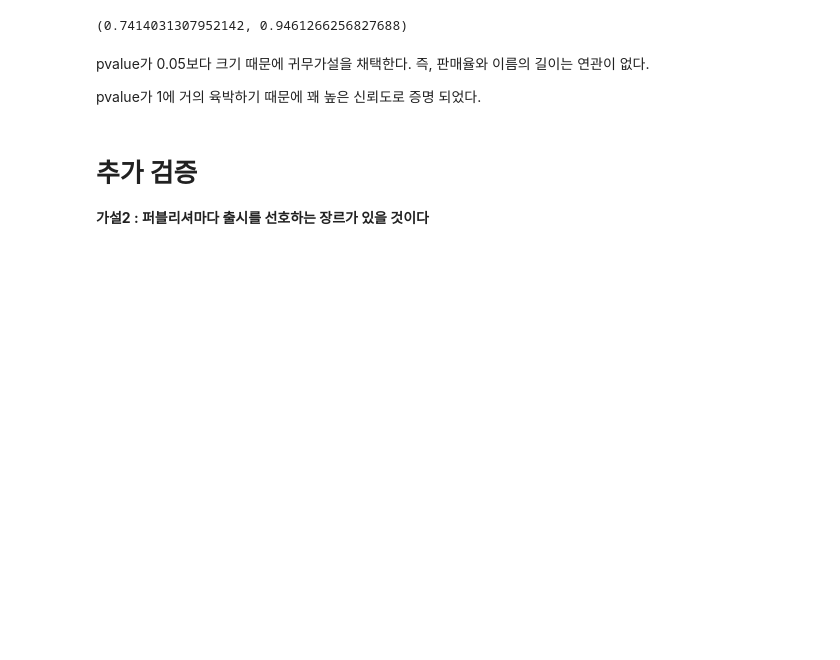
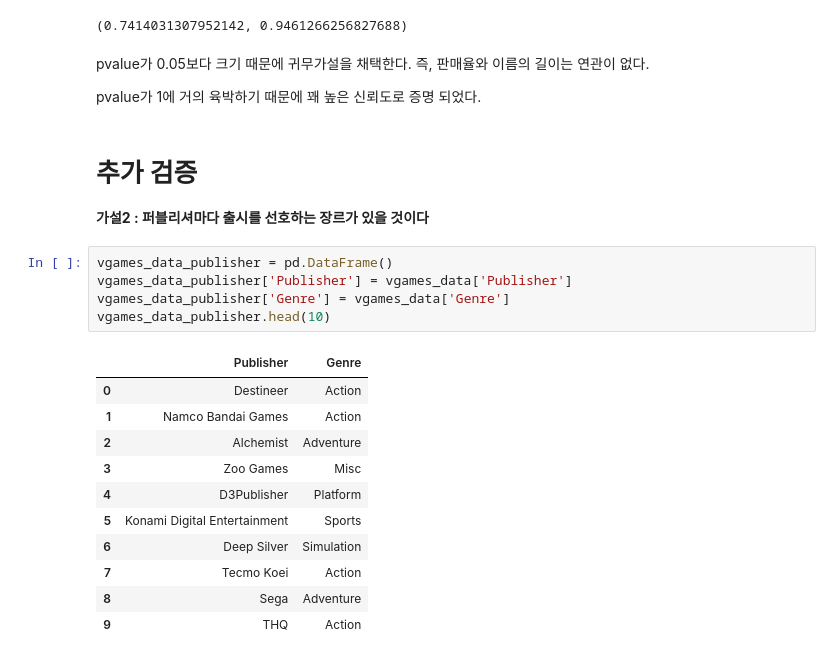
Before and after one commit to wogur9503/AI-bootcamp-, a Jupyter notebook: Game Sales Data Analysis.ipynb, the cells around one changed output. Drawn from its saved outputs; the diff is of its cells as text; blank space fills up the shorter version.

```diff
--- a/Game Sales Data Analysis.ipynb
+++ b/Game Sales Data Analysis.ipynb
@@ -309,3 +309,20 @@ pvalue가 1에 거의 육박하기 때문에 꽤 높은 신뢰도로 증명 되
 # %% [markdown]
 # **추가 검증**
 **가설2 : 퍼블리셔마다 출시를 선호하는 장르가 있을 것이다**
+# %%
+vgames_data_publisher = pd.DataFrame()
+vgames_data_publisher['Publisher'] = vgames_data['Publisher']
+vgames_data_publisher['Genre'] = vgames_data['Genre']
+vgames_data_publisher.head(10)
+# %% [output]
+|  | Publisher | Genre |
+| 0 | Destineer | Action |
+| 1 | Namco Bandai Games | Action |
+| 2 | Alchemist | Adventure |
+| 3 | Zoo Games | Misc |
+| 4 | D3Publisher | Platform |
+| 5 | Konami Digital Entertainment | Sports |
+| 6 | Deep Silver | Simulation |
+| 7 | Tecmo Koei | Action |
+| 8 | Sega | Adventure |
+| 9 | THQ | Action |
```
